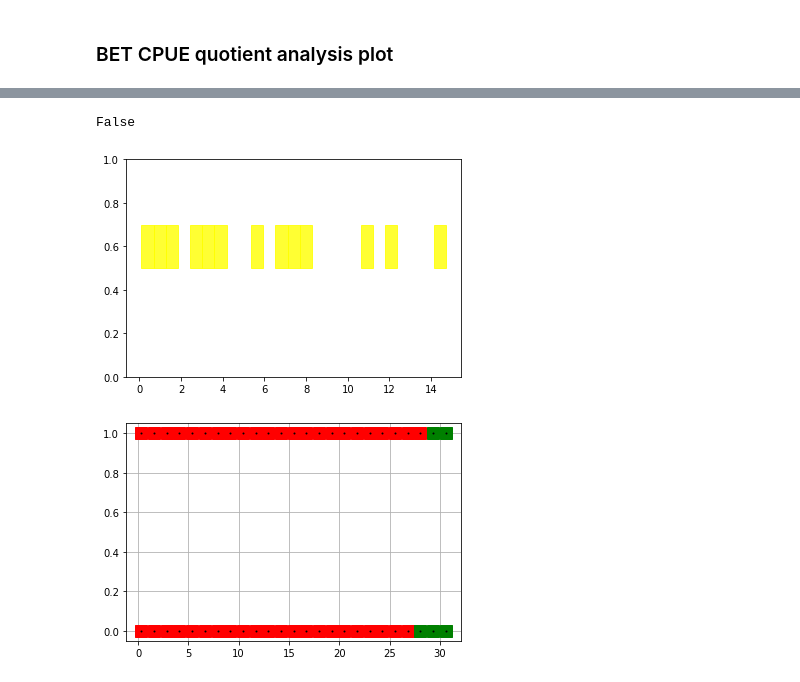
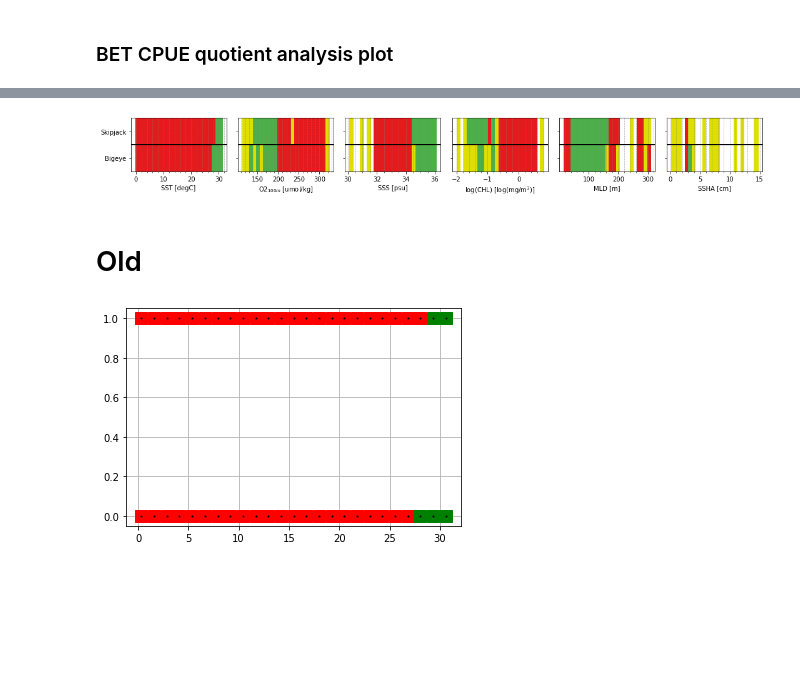
Before and after one commit to shirleyswirley/skipjack-bigeye-separation, a Jupyter notebook: python/wcpfc_question34.ipynb, the cells around one changed output, grey strips where cells are left out. Saved outputs shown, nothing was run; the diff lists cells and outputs as text; code cells hidden in the pictures; blank space fills up the shorter version.

Commit message:
completed multispecies quotient analysis

```diff
--- a/python/wcpfc_question34.ipynb
+++ b/python/wcpfc_question34.ipynb
@@ -433,5 +429,5 @@ fig.savefig(figpath + 'question3a_betcpue_quotientanalysis.png', bbox_inches='ti
 # %%
-def defineATP(row):
+def define_atp(row):
     if row['quot']<row['2pt5p']:
         return -1 # avoidance
     if row['quot']>=row['2pt5p'] and row['quot']<=row['97pt5p']:
@@ -503,20 +464,46 @@ test1
-# %%
-~np.isnan(test1['ATP'].iloc[3])
-# %% [output]
-False
-# %%
-for irow in range(0,len(test1)):
-    if ~np.isnan(test1['ATP'].iloc[irow]):
-        if test1['ATP'].iloc[irow]==-1:
-            colornow = 'red'
-        elif test1['ATP'].iloc[irow]==0:
-            colornow = 'yellow'
-        elif test1['ATP'].iloc[irow]==1:
-            colornow = 'green'
-        plt.axvspan(test1['lbinedges'].iloc[irow], test1['rbinedges'].iloc[irow],
-                    ymin=0.5, ymax=0.7, alpha=0.8, color=colornow)
-# %% [output]
-[figure, removed]
+# %%
+spcsnames = ['Bigeye','Skipjack']
+ivunitsall = ['degC','umol/kg','psu','log(mg/m$^3$)','m','cm']
+ivnicenamesall = ['SST','O$2_{100m}$','SSS','log(CHL)','MLD','SSHA']
+dvnicenamesall = [['Bigeye CPUE','Bigeye CPUE','Bigeye CPUE',
+                  'Bigeye CPUE','Bigeye CPUE','Bigeye CPUE'],
+                  ['Skipjack CPUE','Skipjack CPUE','Skipjack CPUE',
+                  'Skipjack CPUE','Skipjack CPUE','Skipjack CPUE']]
+binedgesall = [[binedges_sstbetcp, binedges_o2100betcp, binedges_sssbetcp,
+               binedges_logchlbetcp, binedges_mldbetcp, binedges_sshabetcp],
+               [binedges_sstskjcp, binedges_o2100skjcp, binedges_sssskjcp,
+               binedges_logchlskjcp, binedges_mldskjcp, binedges_sshaskjcp]]
+dvquotall = [[dvquot_sstbetcp, dvquot_o2100betcp, dvquot_sssbetcp,
+             dvquot_logchlbetcp, dvquot_mldbetcp, dvquot_sshabetcp],
+            [dvquot_sstskjcp, dvquot_o2100skjcp, dvquot_sssskjcp,
+             dvquot_logchlskjcp, dvquot_mldskjcp, dvquot_sshaskjcp]]
+qlimsreplaceTall = [[qlimsreplaceT_sstbetcp, qlimsreplaceT_o2100betcp, qlimsreplaceT_sssbetcp,
+                    qlimsreplaceT_logchlbetcp, qlimsreplaceT_mldbetcp, qlimsreplaceT_sshabetcp],
+                    [qlimsreplaceT_sstskjcp, qlimsreplaceT_o2100skjcp, qlimsreplaceT_sssskjcp,
+                    qlimsreplaceT_logchlskjcp, qlimsreplaceT_mldskjcp, qlimsreplaceT_sshaskjcp]]
+# %%
+nivs=6; nspcs=2
+cbfriendly = True
+
+ysplits = np.linspace(0,1,nspcs+1)
+fig,axes = plt.subplots(nrows=1, ncols=nivs, figsize=(15,2), sharey=True)
+for ispcs in range(0,nspcs):
+    for iivs in range(0,nivs):
+        ax = axes[iivs]
+
+        ivnicename = ivnicenamesall[iivs]; ivunits = ivunitsall[iivs];
+        binedges = binedgesall[ispcs][iivs]; dvnicename = dvnicenamesall[ispcs][iivs]
+        dvquot = dvquotall[ispcs][iivs]; qlimsreplaceT = qlimsreplaceTall[ispcs][iivs]
+
+        dfatp = get_dfatp(qlimsreplaceTall[ispcs][iivs],dvquotall[ispcs][iivs],binedgesall[ispcs][iivs])
+        exec(open("plot_atp.py").read())
+
+fig.tight_layout()
+fig.savefig(figpath + 'question3c_skjbetcpue_quotientanalysis.png', bbox_inches='tight', pad_inches = 0, dpi = 200)
+# %% [output]
+[figure, added]
+# %% [markdown]
+# Old
 # %%
 avoidnow = test['bincenters'][test['ATP']==-1]
 tolnow = test['bincenters'][test['ATP']==0]
```
Also changed, not shown: parts of 25 cells of this notebook, 5 other files.
